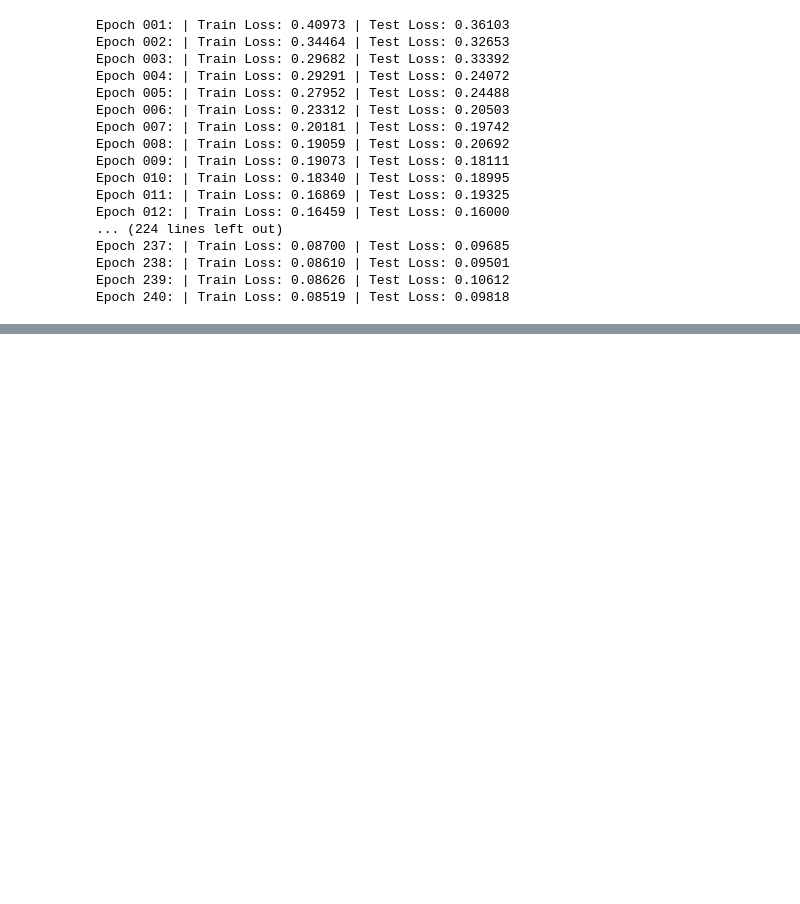
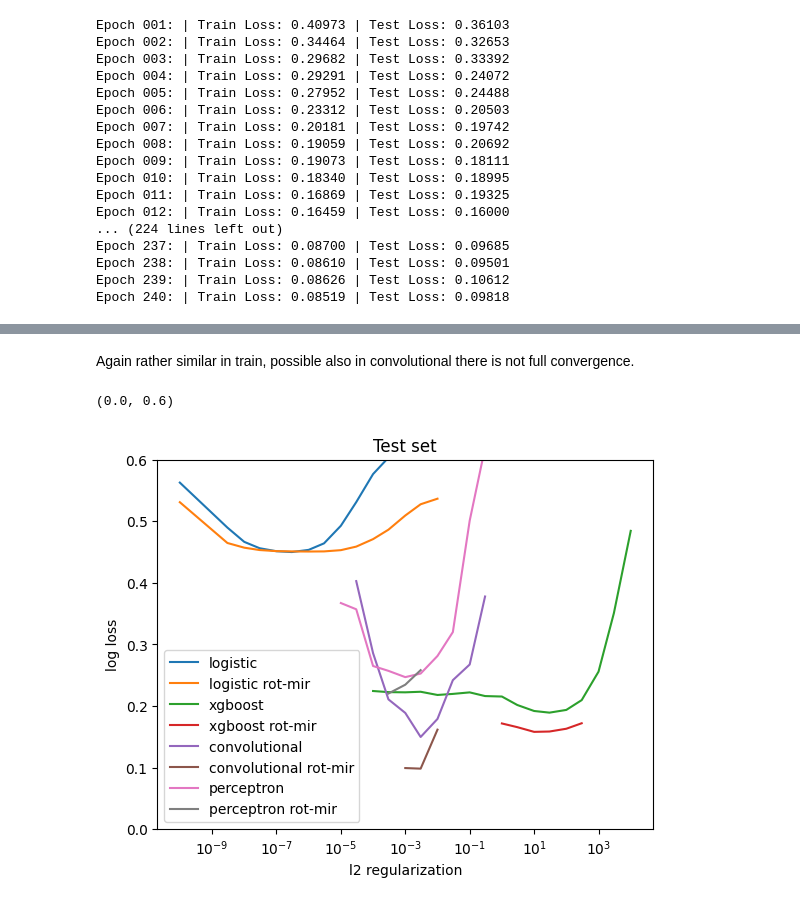
Before and after one commit to tkfritz/astro_images, a Jupyter notebook: galaxy_type_fit2.ipynb, the cells around one changed output, grey strips where cells are left out. Drawn from its saved outputs; the diff is of its cells as text; code cells hidden in the pictures; blank space fills up the shorter version.

```diff
--- a/galaxy_type_fit2.ipynb
+++ b/galaxy_type_fit2.ipynb
@@ -2368,0 +2427,20 @@ The fact that logistic does not improve likely means that the feature distingusi
+# %% [markdown]
+Again rather similar in train, possible also in convolutional there is not full convergence.
+# %%
+plt.plot(stats_log[0],stats_log[4],label='logistic')
+plt.plot(stats_log2[0],stats_log2[4],label='logistic rot-mir')
+plt.plot(stats_xgb[0],stats_xgb[4],label='xgboost')
+plt.plot(stats_xgb2[0],stats_xgb2[4],label='xgboost rot-mir')
+plt.plot(stats_conv[0],stats_conv[4],label='convolutional ')
+plt.plot(stats_conv2[0],stats_conv2[4],label='convolutional rot-mir')
+plt.plot(stats_mlp[0],stats_mlp[4],label='perceptron')
+plt.plot(stats_mlp2[0],stats_mlp2[4],label='perceptron rot-mir')
+plt.legend(loc="best")
+plt.title('Test set')
+plt.xlabel('l2 regularization')
+plt.ylabel('log loss')
+plt.xscale("log")
+plt.ylim(0,0.6)
+# %% [output]
+(0.0, 0.6)
+[figure, added]
```
Also changed, not shown: parts of 24 cells of this notebook.
